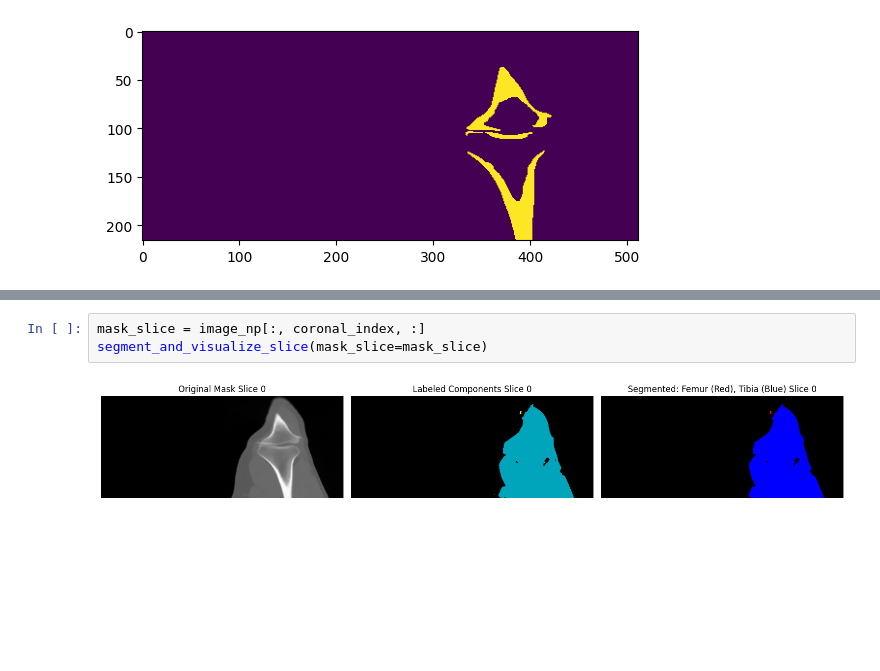
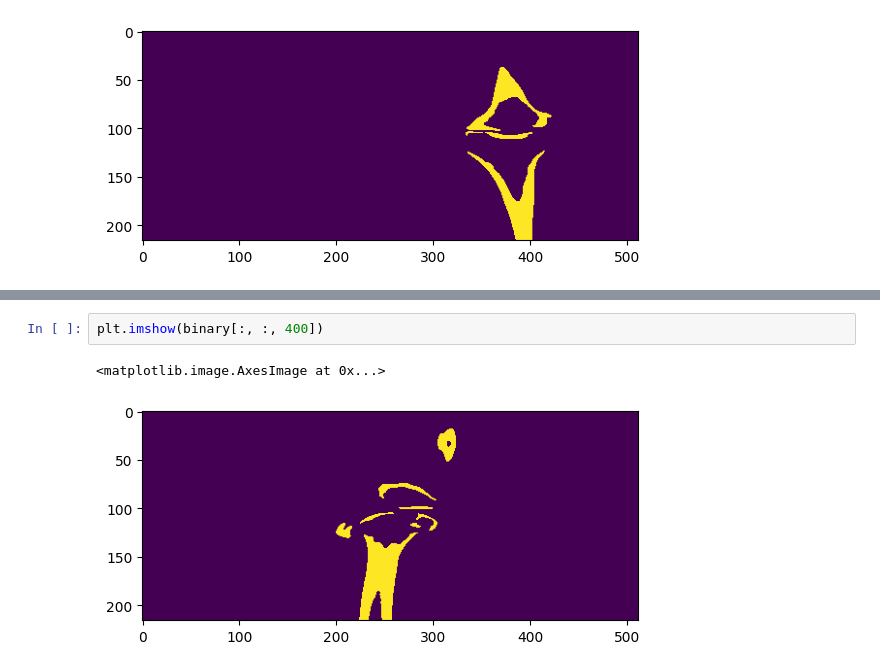
Before and after one commit to S-acharya57/Medical-Imaging-Tasks, a Jupyter notebook: DeepLearningTask/image_eda.ipynb, the cells around one changed output, grey strips where cells are left out. Cells and saved outputs as stored; diff of their text form; blank space fills up the shorter version.

```diff
--- a/DeepLearningTask/image_eda.ipynb
+++ b/DeepLearningTask/image_eda.ipynb
@@ -129,5 +92,5 @@ def segment_and_visualize_slice(mask_slice, slice_index=0, figsize=(15, 5)):
-# %%
-mask_slice = image_np[:, coronal_index, :]
-segment_and_visualize_slice(mask_slice=mask_slice)
-# %% [output]
-[figure, removed]
+# %%
+plt.imshow(binary[:, :, 400])
+# %% [output]
+<matplotlib.image.AxesImage at 0x...>
+[figure, added]
```
Also changed, not shown: parts of 9 cells of this notebook.
